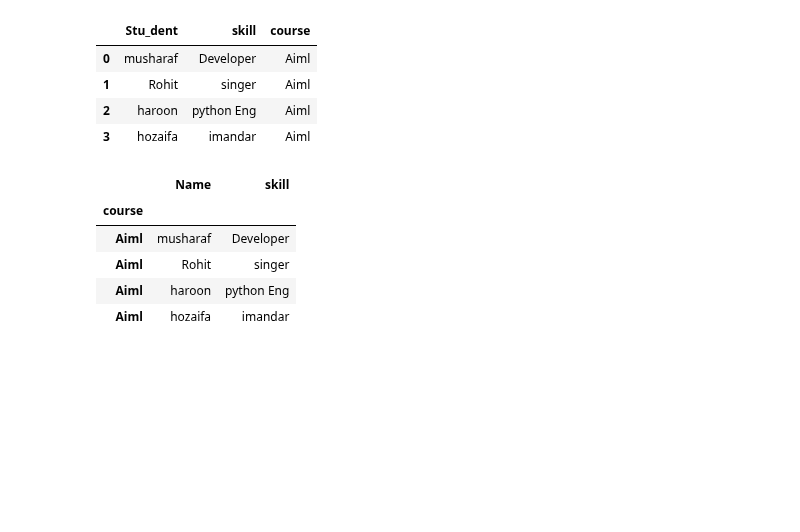
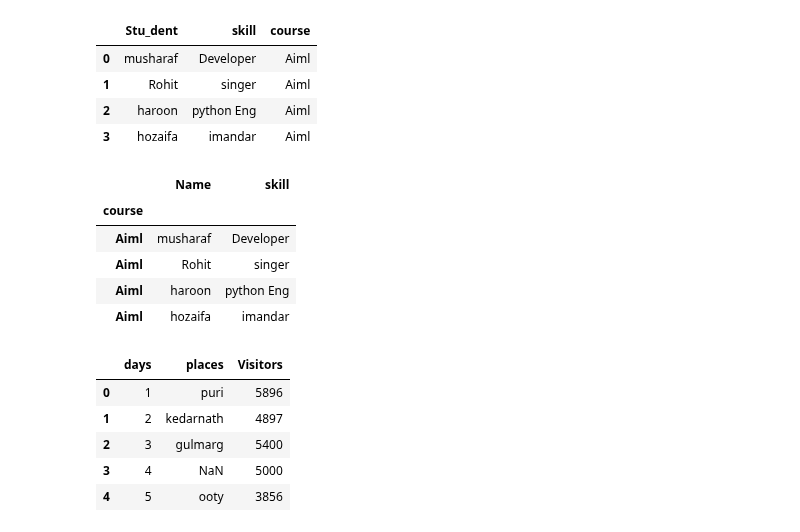
Before and after one commit to musharafaltaf/anacondaPractice, a Jupyter notebook: numpyexample.ipynb, the cells around one changed output. Drawn from its saved outputs; the diff is of its cells as text; code cells hidden in the pictures; blank space fills up the shorter version.

Commit message:
about data frame

```diff
--- a/numpyexample.ipynb
+++ b/numpyexample.ipynb
@@ -750,3 +750,18 @@ d
 | Aiml | Rohit | singer |
 | Aiml | haroon | python Eng |
 | Aiml | hozaifa | imandar |
+# %%
+df = pd.DataFrame({
+    'days':[1,2,3,4,5],
+    'places':['puri','kedarnath','gulmarg',np.nan,'ooty'],
+    'Visitors':[5896,4897,5400,5000,3856]
+
+})
+df
+# %% [output]
+|  | days | places | Visitors |
+| 0 | 1 | puri | 5896 |
+| 1 | 2 | kedarnath | 4897 |
+| 2 | 3 | gulmarg | 5400 |
+| 3 | 4 | NaN | 5000 |
+| 4 | 5 | ooty | 3856 |
```
Also changed, not shown: parts of 6 cells of this notebook.
